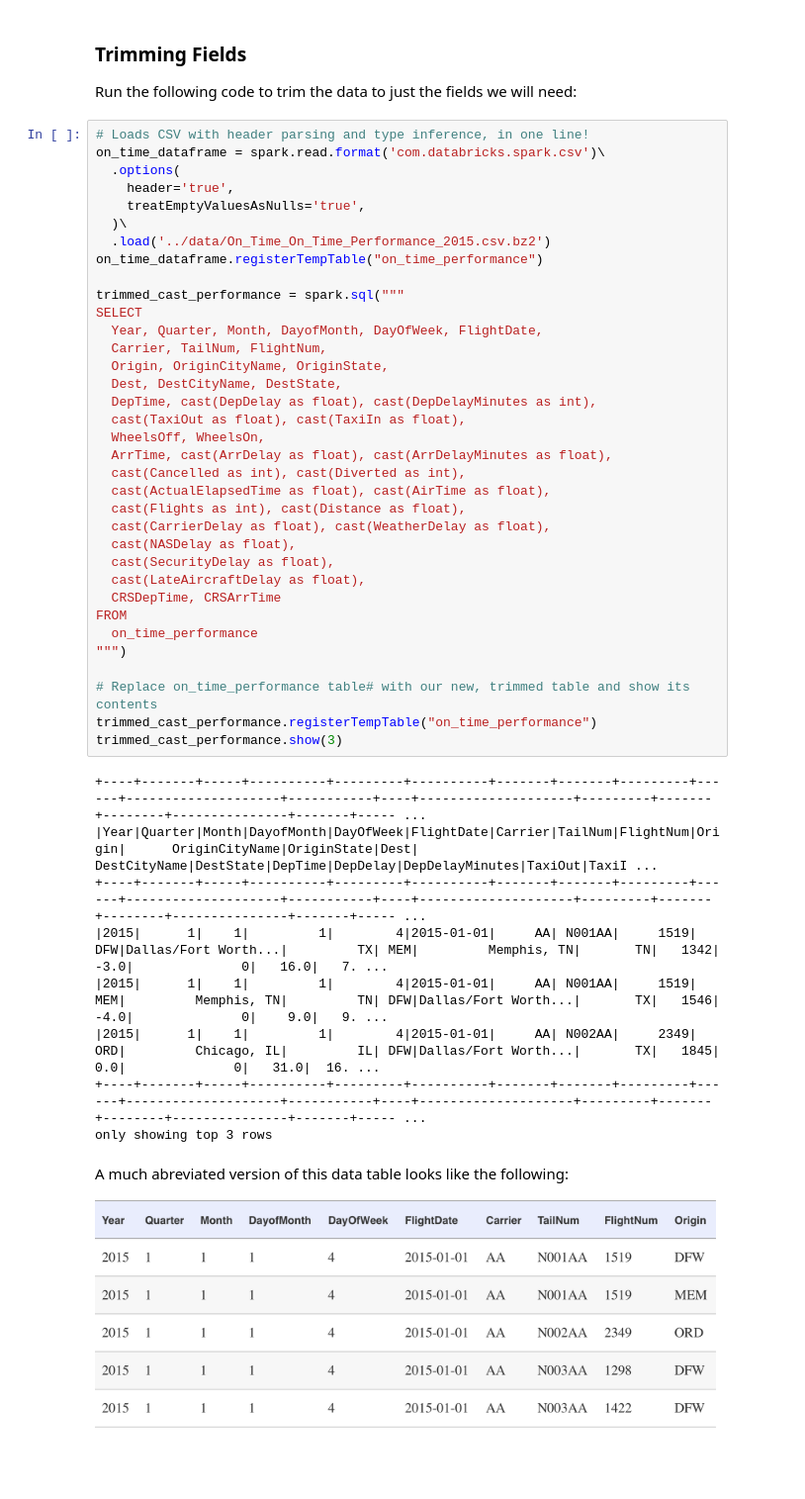
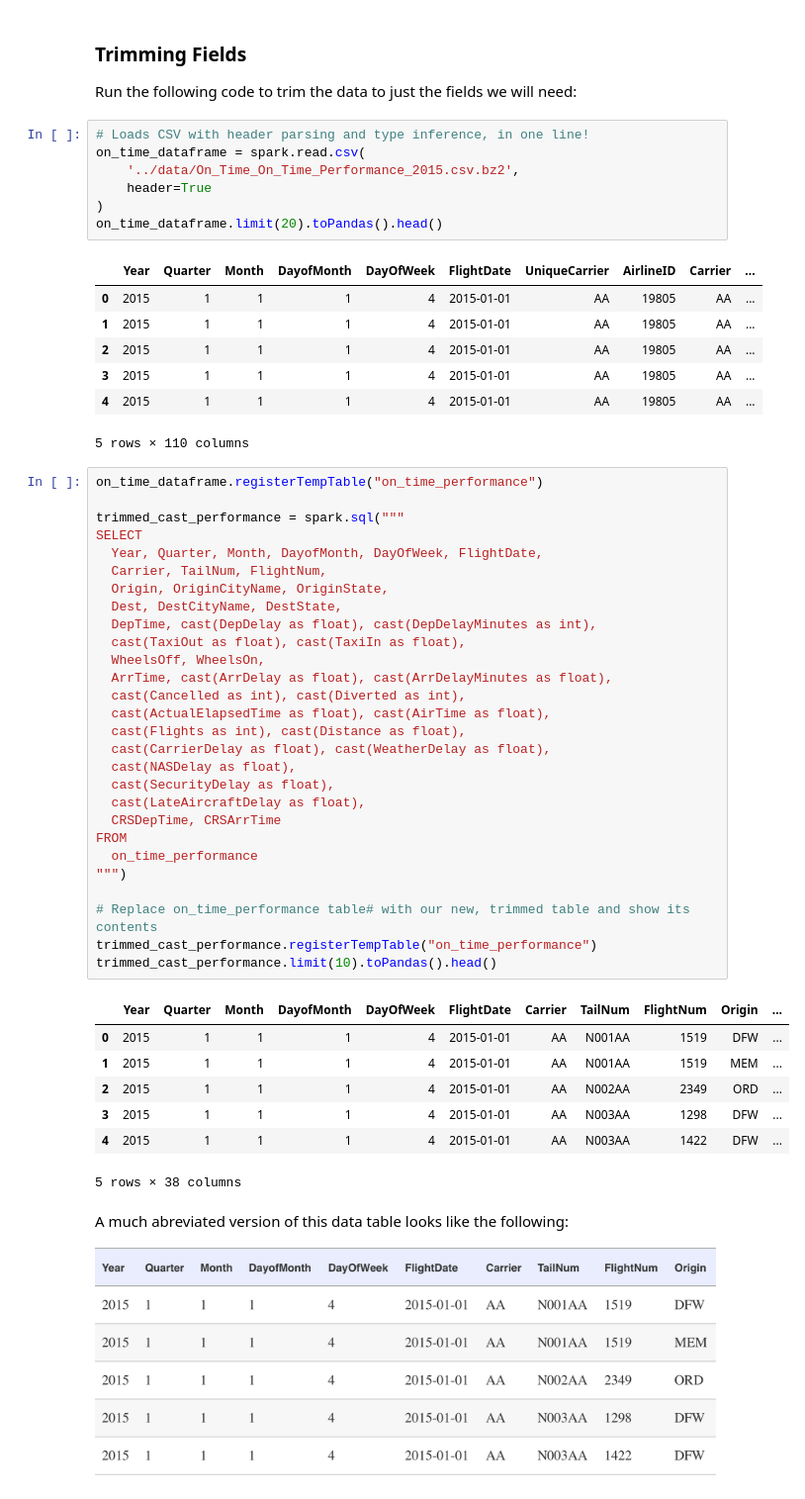
Before and after one commit to xavierlarriva/Agile_Data_Code_2, a Jupyter notebook: ch04/Collecting_and_Displaying_Records.ipynb, the cells around one changed output. Shown: that part at 99% size. Cells and saved outputs as stored; diff of their text form; blank space fills up the shorter version.

```diff
--- a/ch04/Collecting_and_Displaying_Records.ipynb
+++ b/ch04/Collecting_and_Displaying_Records.ipynb
@@ -94,50 +94,57 @@ PySpark initialized...
 ### Trimming Fields
 
 Run the following code to trim the data to just the fields we will need:
+# %%
+# Loads CSV with header parsing and type inference, in one line!
+on_time_dataframe = spark.read.csv(
+    '../data/On_Time_On_Time_Performance_2015.csv.bz2',
+    header=True
+)
+on_time_dataframe.limit(20).toPandas().head()
+# %% [output]
+|  | Year | Quarter | Month | DayofMonth | DayOfWeek | FlightDate | UniqueCarrier | AirlineID | Carrier | ... |
+| 0 | 2015 | 1 | 1 | 1 | 4 | 2015-01-01 | AA | 19805 | AA | ... |
+| 1 | 2015 | 1 | 1 | 1 | 4 | 2015-01-01 | AA | 19805 | AA | ... |
+| 2 | 2015 | 1 | 1 | 1 | 4 | 2015-01-01 | AA | 19805 | AA | ... |
+| 3 | 2015 | 1 | 1 | 1 | 4 | 2015-01-01 | AA | 19805 | AA | ... |
+| 4 | 2015 | 1 | 1 | 1 | 4 | 2015-01-01 | AA | 19805 | AA | ... |
+5 rows × 110 columns
 # %%
-# Loads CSV with header parsing and type inference, in one line!
-on_time_dataframe = spark.read.format('com.databricks.spark.csv')\
-  .options(
-    header='true',
-    treatEmptyValuesAsNulls='true',
-  )\
-  .load('../data/On_Time_On_Time_Performance_2015.csv.bz2')
 on_time_dataframe.registerTempTable("on_time_performance")
 
 trimmed_cast_performance = spark.sql("""
 SELECT
   Year, Quarter, Month, DayofMonth, DayOfWeek, FlightDate,
   Carrier, TailNum, FlightNum,
   Origin, OriginCityName, OriginState,
   Dest, DestCityName, DestState,
   DepTime, cast(DepDelay as float), cast(DepDelayMinutes as int),
   cast(TaxiOut as float), cast(TaxiIn as float),
   WheelsOff, WheelsOn,
   ArrTime, cast(ArrDelay as float), cast(ArrDelayMinutes as float),
   cast(Cancelled as int), cast(Diverted as int),
   cast(ActualElapsedTime as float), cast(AirTime as float),
   cast(Flights as int), cast(Distance as float),
   cast(CarrierDelay as float), cast(WeatherDelay as float),
   cast(NASDelay as float),
   cast(SecurityDelay as float),
   cast(LateAircraftDelay as float),
   CRSDepTime, CRSArrTime
 FROM
   on_time_performance
 """)
 
 # Replace on_time_performance table# with our new, trimmed table and show its contents
 trimmed_cast_performance.registerTempTable("on_time_performance")
-trimmed_cast_performance.show(3)
+trimmed_cast_performance.limit(10).toPandas().head()
 # %% [output]
+|  | Year | Quarter | Month | DayofMonth | DayOfWeek | FlightDate | Carrier | TailNum | FlightNum | Origin | ... |
+| 0 | 2015 | 1 | 1 | 1 | 4 | 2015-01-01 | AA | N001AA | 1519 | DFW | ... |
+| 1 | 2015 | 1 | 1 | 1 | 4 | 2015-01-01 | AA | N001AA | 1519 | MEM | ... |
+| 2 | 2015 | 1 | 1 | 1 | 4 | 2015-01-01 | AA | N002AA | 2349 | ORD | ... |
+| 3 | 2015 | 1 | 1 | 1 | 4 | 2015-01-01 | AA | N003AA | 1298 | DFW | ... |
+| 4 | 2015 | 1 | 1 | 1 | 4 | 2015-01-01 | AA | N003AA | 1422 | DFW | ... |
-+----+-------+-----+----------+---------+----------+-------+-------+---------+------+--------------------+-----------+----+--------------------+---------+-------+--------+---------------+-------+----- ...
-|Year|Quarter|Month|DayofMonth|DayOfWeek|FlightDate|Carrier|TailNum|FlightNum|Origin|      OriginCityName|OriginState|Dest|        DestCityName|DestState|DepTime|DepDelay|DepDelayMinutes|TaxiOut|TaxiI ...
-+----+-------+-----+----------+---------+----------+-------+-------+---------+------+--------------------+-----------+----+--------------------+---------+-------+--------+---------------+-------+----- ...
-|2015|      1|    1|         1|        4|2015-01-01|     AA| N001AA|     1519|   DFW|Dallas/Fort Worth...|         TX| MEM|         Memphis, TN|       TN|   1342|    -3.0|              0|   16.0|   7. ...
-|2015|      1|    1|         1|        4|2015-01-01|     AA| N001AA|     1519|   MEM|         Memphis, TN|         TN| DFW|Dallas/Fort Worth...|       TX|   1546|    -4.0|              0|    9.0|   9. ...
-|2015|      1|    1|         1|        4|2015-01-01|     AA| N002AA|     2349|   ORD|         Chicago, IL|         IL| DFW|Dallas/Fort Worth...|       TX|   1845|     0.0|              0|   31.0|  16. ...
-+----+-------+-----+----------+---------+----------+-------+-------+---------+------+--------------------+-----------+----+--------------------+---------+-------+--------+---------------+-------+----- ...
-only showing top 3 rows
+5 rows × 38 columns
 # %% [markdown]
 A much abreviated version of this data table looks like the following:
 
```
Also changed, not shown: parts of 5 cells of this notebook.
